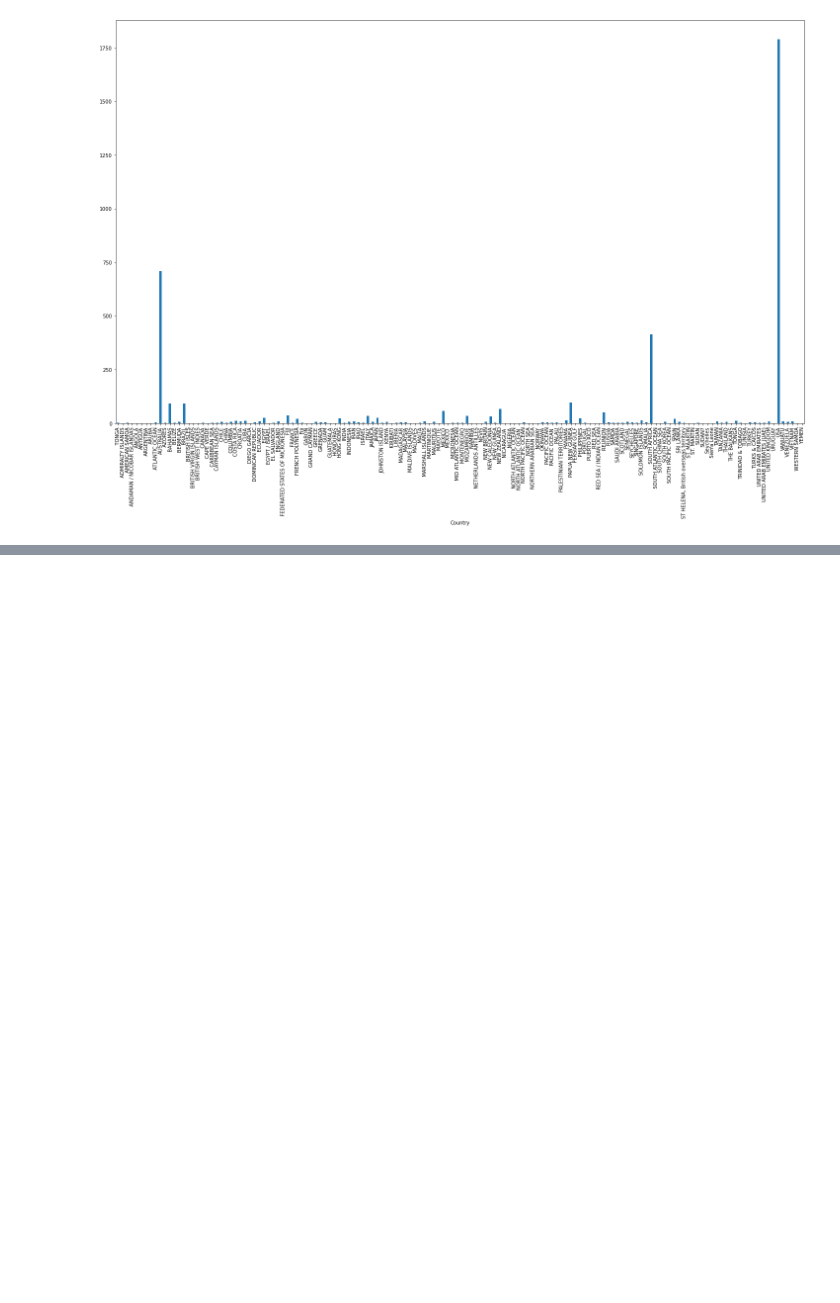
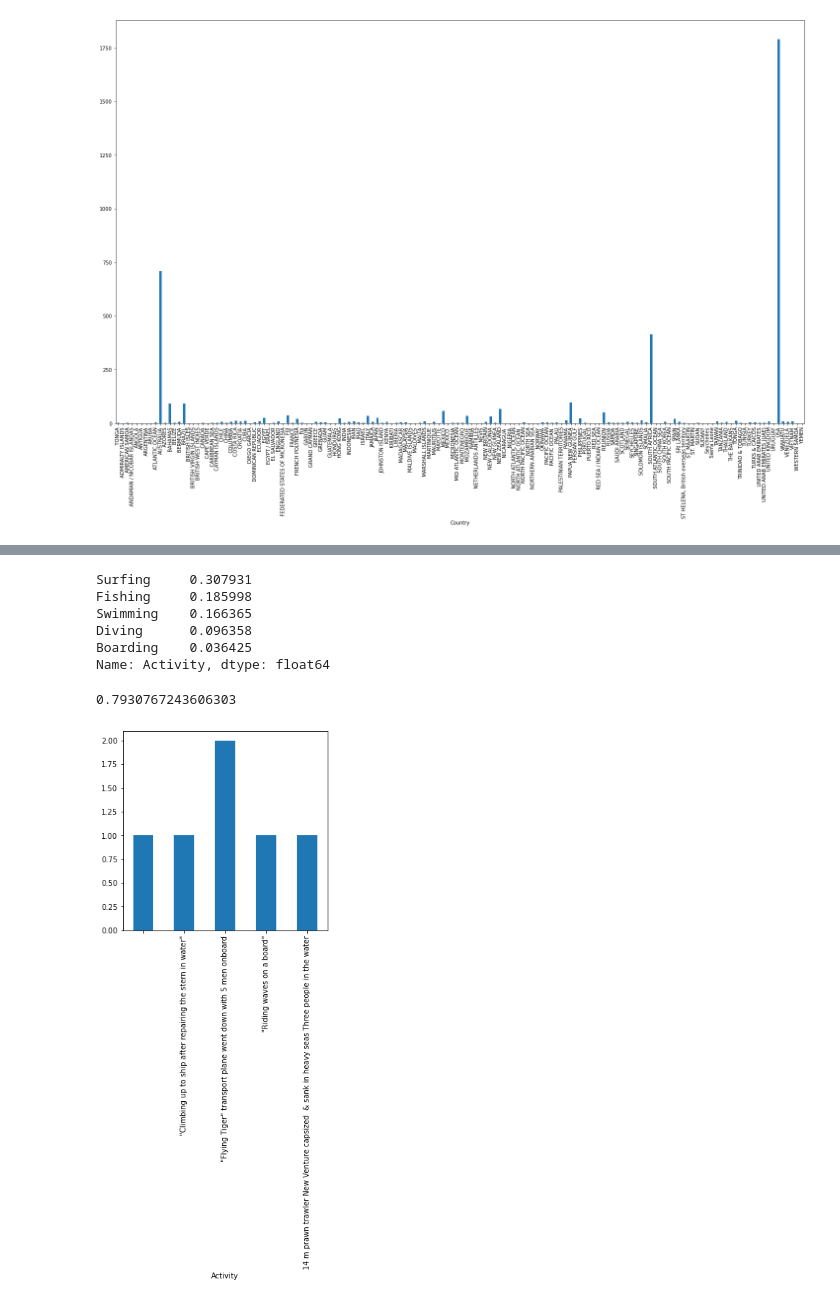
Before and after one commit to LYGuenka/AtaqueTubarao, a Jupyter notebook: AtaqueTubarao (Projeto 1).ipynb, the cells around one changed output, grey strips where cells are left out. Drawn from its saved outputs; the diff is of its cells as text; code cells hidden in the pictures; blank space fills up the shorter version.

```diff
--- a/AtaqueTubarao (Projeto 1).ipynb
+++ b/AtaqueTubarao (Projeto 1).ipynb
@@ -326,0 +334,28 @@ Name: Country, Length: 146, dtype: float64
+# %%
+DFTubarao['Activity'] = DFTubarao['Activity'].apply(lambda x : re.sub('.*[Ff]ishing.*', 'Fishing',x) if isinstance(x,str) else np.nan)
+# %%
+DFTubarao['Activity'] = DFTubarao['Activity'].apply(lambda x : re.sub('.*[Ss]wimming.*', 'Swimming',x) if isinstance(x,str) else np.nan)
+# %%
+
+DFTubarao['Activity'] = DFTubarao['Activity'].apply(lambda x : re.sub('.*[Bb]oarding.*', 'Boarding',x) if isinstance(x,str) else np.nan)
+# %%
+DFTubarao['Activity'] = DFTubarao['Activity'].apply(lambda x : re.sub('.*[Ww]ading.*', 'Wading',x) if isinstance(x,str) else np.nan)
+# %%
+DFTubarao['Activity'].value_counts(normalize=True, ascending=False).head(5)
+# %% [output]
+Surfing     0.307931
+Fishing     0.185998
+Swimming    0.166365
+Diving      0.096358
+Boarding    0.036425
+Name: Activity, dtype: float64
+# %%
+DFTubarao['Activity'].value_counts(normalize=True).head(5).sum()
+# %% [output]
+0.7930767243606303
+# %%
+DFTubarao.groupby(['Activity']).Activity.count().head(5).plot(figsize=(5, 5),kind='bar')
+plt.tick_params(axis='x', colors='black')
+plt.tick_params(axis='y', colors='black')
+# %% [output]
+[figure, added]
```
Also changed, not shown: parts of 13 cells of this notebook.
